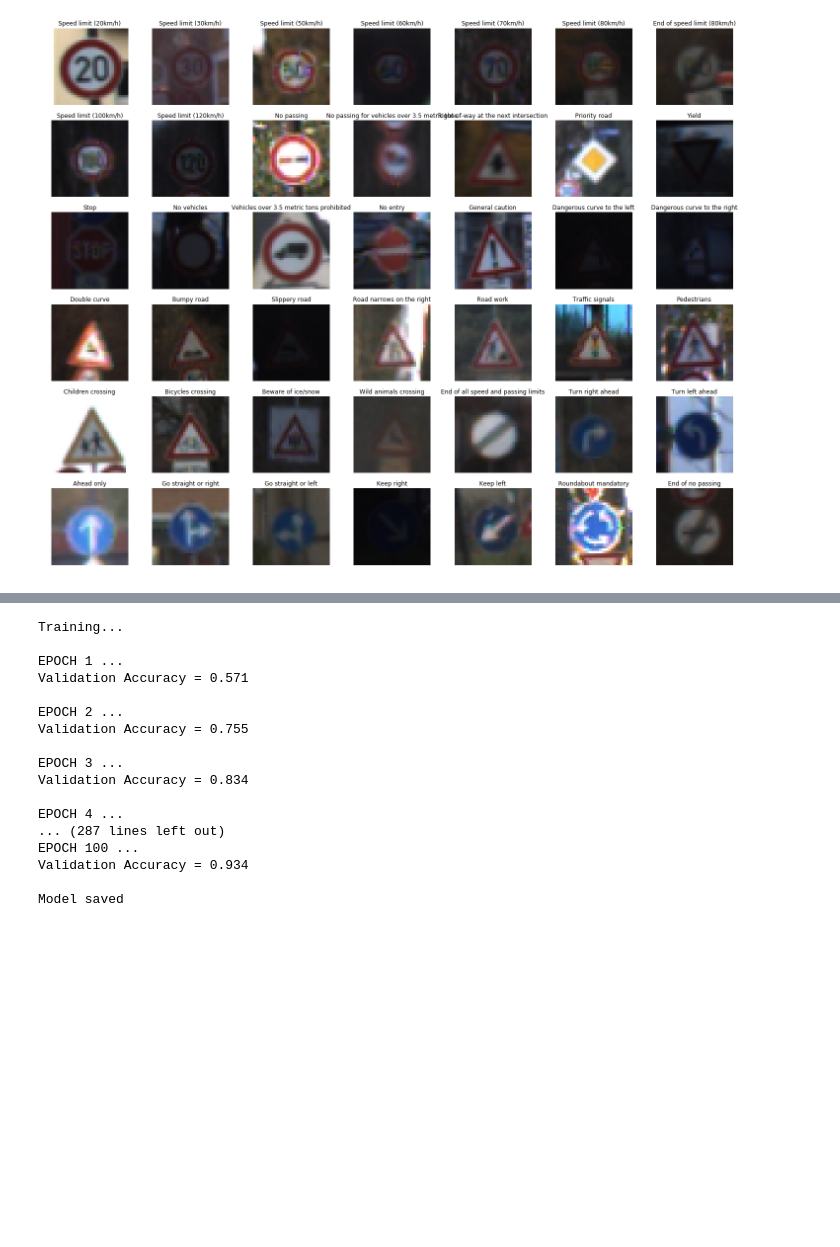
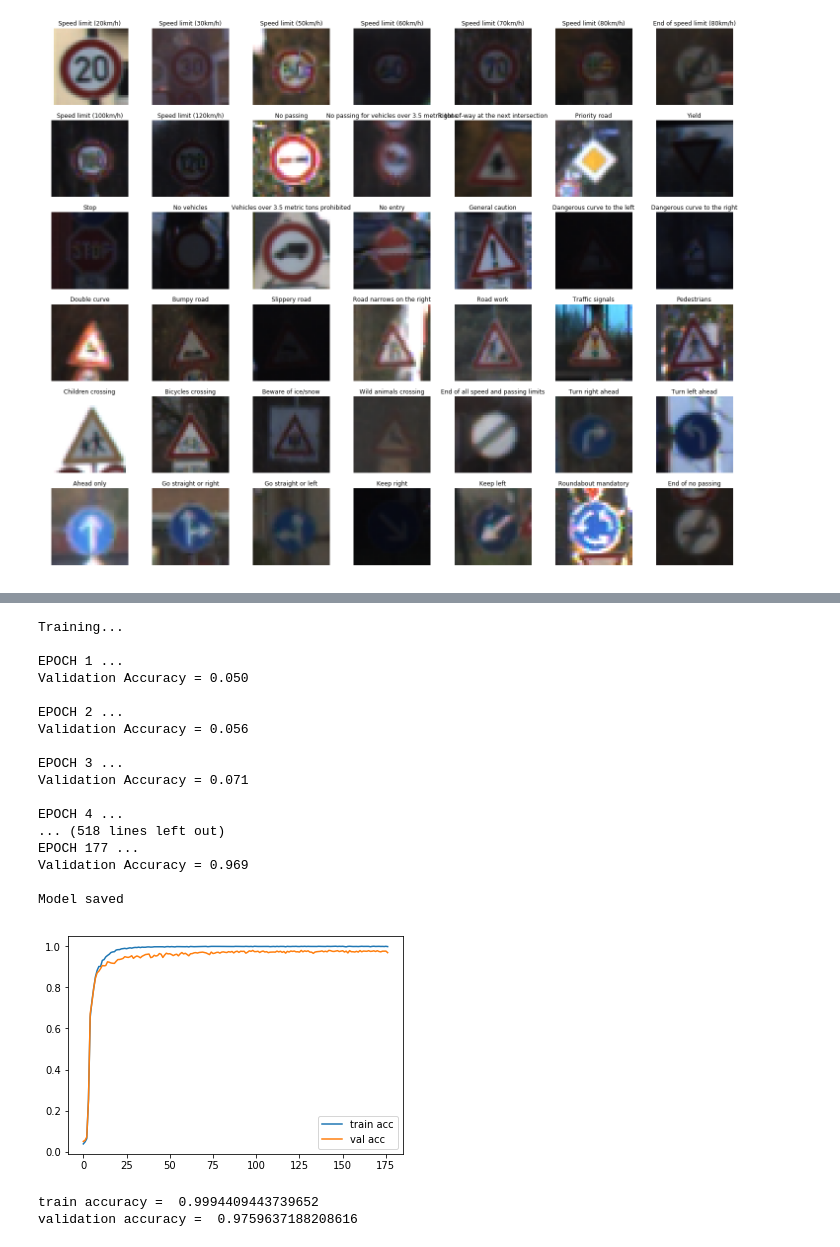
Before and after one commit to srikanthadya/Traffic-Signal-Classification, a Jupyter notebook: Traffic-Sign-Classifier-Augmented-Data.ipynb, the cells around one changed output, grey strips where cells are left out. Saved outputs shown, nothing was run; the diff lists cells and outputs as text; code cells hidden in the pictures; blank space fills up the shorter version.

```diff
--- a/Traffic-Sign-Classifier-Augmented-Data.ipynb
+++ b/Traffic-Sign-Classifier-Augmented-Data.ipynb
@@ -207,10 +146,18 @@ print(X_train.shape)
 # %%
+import cv2
 def normalize_gray(images):
   result = np.zeros((len(images), 32, 32, 1), np.float64)
 
   for i,image in enumerate(images):
-    gray = cv2.cvtColor(image, cv2.COLOR_RGB2GRAY)
-    result[i] = (gray.astype(float) - np.mean(gray)/np.std(gray)).reshape(32,32,1)
+    gray = cv2.cvtColor(image,cv2.COLOR_RGB2GRAY)
+    result[i] = ((gray.astype(float) -128./ 128.)).reshape(32,32,1)
+  return result.astype('uint8')
+
+def normalize(images):
+  result = np.zeros((len(images), 32, 32, 3), np.float64)
+
+  for i,image in enumerate(images):
+    result[i] = ((image.astype(float) -128. /128.)).reshape(32,32,3)
   return result.astype('uint8')
 
 X_train_new = normalize_gray(X_train)
@@ -294,14 +236,16 @@ one_hot_y = tf.one_hot(y, 43)
 def tf_preprocess(img):
   return tf.image.per_image_standardization(img)
 
-rate = 0.001
-
+rate = 0.0006
+beta = 0.001
 #x = tf.image.per_image_standardization(x)
 
 
-logits = LeNet(x,keep_prob)
+logits,regularizers = LeNet(x,keep_prob)
 cross_entropy = tf.nn.softmax_cross_entropy_with_logits(labels=one_hot_y, logits=logits)
-loss_operation = tf.reduce_mean(cross_entropy)
+
+loss_operation = tf.reduce_mean(cross_entropy + beta * regularizers)
+#loss_operation = tf.reduce_mean(cross_entropy)
 optimizer = tf.train.AdamOptimizer(learning_rate = rate)
 training_operation = optimizer.minimize(loss_operation)
 # %% [output]
@@ -331,7 +275,7 @@ def evaluate(X_data, y_data):
     for offset in range(0, num_examples, BATCH_SIZE):
         batch_x, batch_y = X_data[offset:offset+BATCH_SIZE], y_data[offset:offset+BATCH_SIZE]
         #batch_x=tf_preprocess([x for x in batch_x])
-        accuracy = sess.run(accuracy_operation, feed_dict={x: batch_x, y: batch_y, keep_prob : 0.75})
+        accuracy = sess.run(accuracy_operation, feed_dict={x: batch_x, y: batch_y, keep_prob : 1.0})
         total_accuracy += (accuracy * len(batch_x))
     return total_accuracy / num_examples
 # %%
@@ -341,6 +285,8 @@ with tf.Session() as sess:
 
     print("Training...")
     print()
+    validation_accuracy = []
+    train_accuracy = []
     for i in range(EPOCHS):
         X_train_new, y_train = shuffle(X_train_new, y_train)
 
@@ -348,11 +294,11 @@ with tf.Session() as sess:
             end = offset + BATCH_SIZE
             batch_x, batch_y = X_train_new[offset:end], y_train[offset:end]
             #batch_x=tf_preprocess([x for x in batch_x])
-            sess.run(training_operation, feed_dict={x: batch_x, y: batch_y, keep_prob :0.75})
-
-        validation_accuracy = evaluate(X_valid_new, y_valid)
+            sess.run(training_operation, feed_dict={x: batch_x, y: batch_y, keep_prob :0.5})
+        train_accuracy.append(evaluate(X_train_new,y_train))
+        validation_accuracy.append(evaluate(X_valid_new, y_valid))
         print("EPOCH {} ...".format(i+1))
-        print("Validation Accuracy = {:.3f}".format(validation_accuracy))
+        print("Validation Accuracy = {:.3f}".format(validation_accuracy[i]))
         print()
     saver.save(sess, './lenet')
     print("Model saved")
@@ -360,17 +306,31 @@ with tf.Session() as sess:
 Training...
 
 EPOCH 1 ...
-Validation Accuracy = 0.571
+Validation Accuracy = 0.050
 
 EPOCH 2 ...
-Validation Accuracy = 0.755
+Validation Accuracy = 0.056
 
 EPOCH 3 ...
-Validation Accuracy = 0.834
+Validation Accuracy = 0.071
 
 EPOCH 4 ...
-... (287 lines left out)
-EPOCH 100 ...
-Validation Accuracy = 0.934
+... (518 lines left out)
+EPOCH 177 ...
+Validation Accuracy = 0.969
 
 Model saved
+# %%
+plt.plot(train_accuracy,label='train acc')
+
+plt.plot(validation_accuracy, label='val acc')
+plt.legend()
+plt.show()
+# %% [output]
+[figure, added]
+# %%
+print("train accuracy = ",train_accuracy[175])
+print("validation accuracy = ",validation_accuracy[175])
+# %% [output]
+train accuracy =  0.9994409443739652
+validation accuracy =  0.9759637188208616
```
Also changed, not shown: parts of 11 cells of this notebook.
